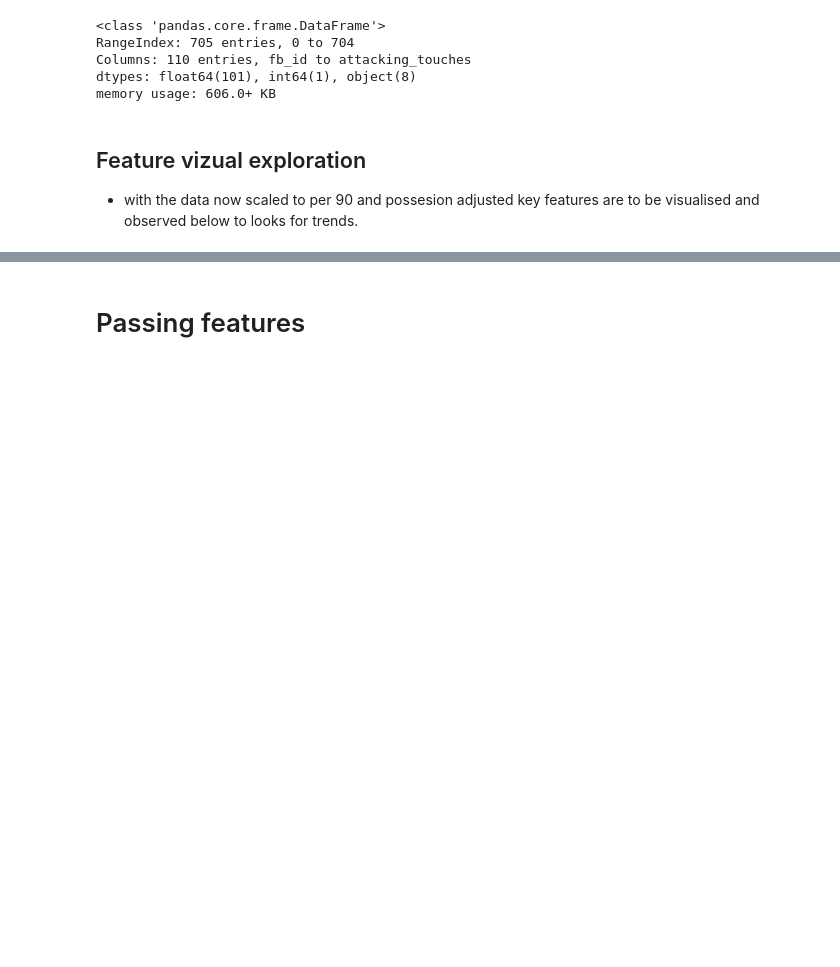
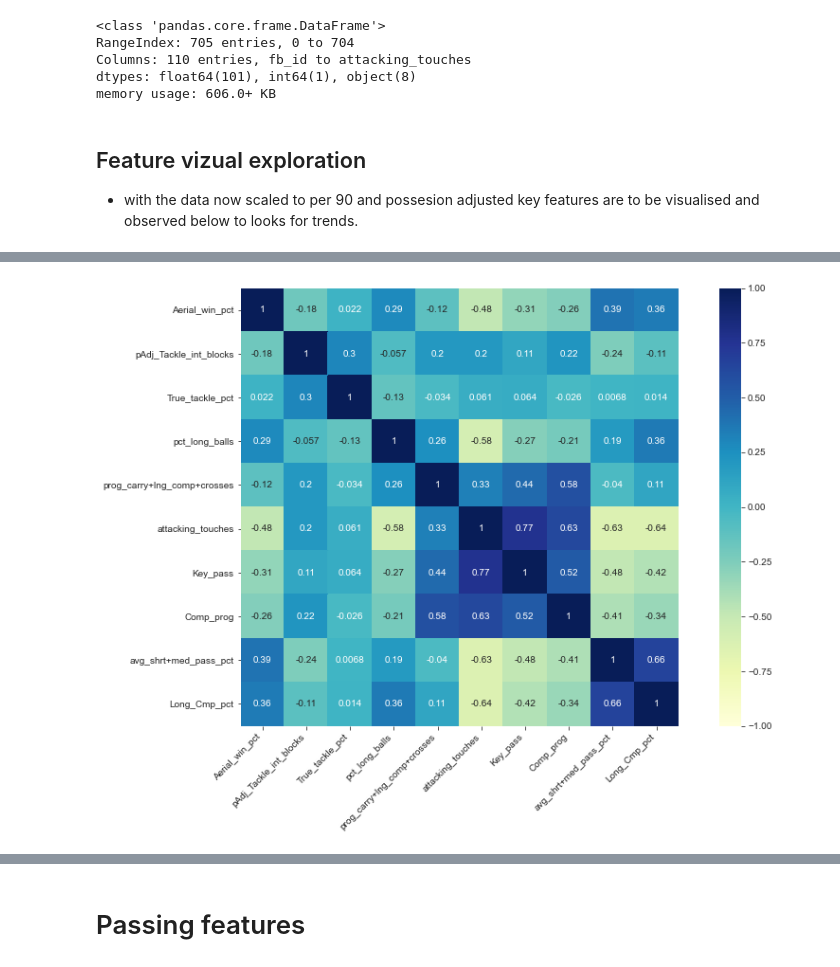
Before and after one commit to misterrustia/MLS_clustering_Captsone, a Jupyter notebook: 2_Exploratory_Data_analysis/Player_exploratory_data_analysis.ipynb, the cells around one changed output, grey strips where cells are left out. Cells and saved outputs as stored; diff of their text form; code cells hidden in the pictures; blank space fills up the shorter version.

Commit message:
towards eda consolidation annotate required

```diff
--- a/2_Exploratory_Data_analysis/Player_exploratory_data_analysis.ipynb
+++ b/2_Exploratory_Data_analysis/Player_exploratory_data_analysis.ipynb
@@ -224 +72,22 @@ plt.show()
+# %%
+corr = defenders[['Aerial_win_pct','pAdj_Tackle_int_blocks','True_tackle_pct','pct_long_balls','prog_carry+lng_comp+crosses','attacking_touches','Key_pass',
+ 'Comp_prog','avg_shrt+med_pass_pct','Long_Cmp_pct']].corr()
+
+fig, ax = plt.subplots()
+fig.set_size_inches(15.5, 8.5)
+
+ax = sns.heatmap(
+    corr,
+    vmin=-1, vmax=1, center=0,
+#     cmap=sns.diverging_palette(20, 220, n=200),
+    cmap="YlGnBu",annot=True,
+    square=True
+)
+ax.set_xticklabels(
+    ax.get_xticklabels(),
+    rotation=45,
+    horizontalalignment='right'
+);
+# %% [output]
+[figure, added]
 # %%
```
Also changed, not shown: parts of 50 cells of this notebook, 4 other files.
